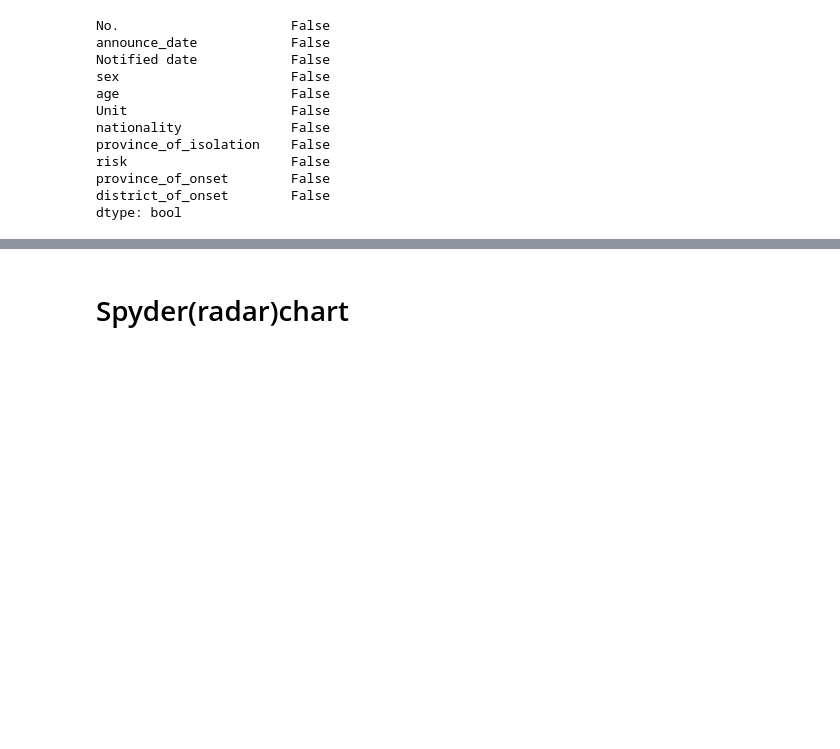
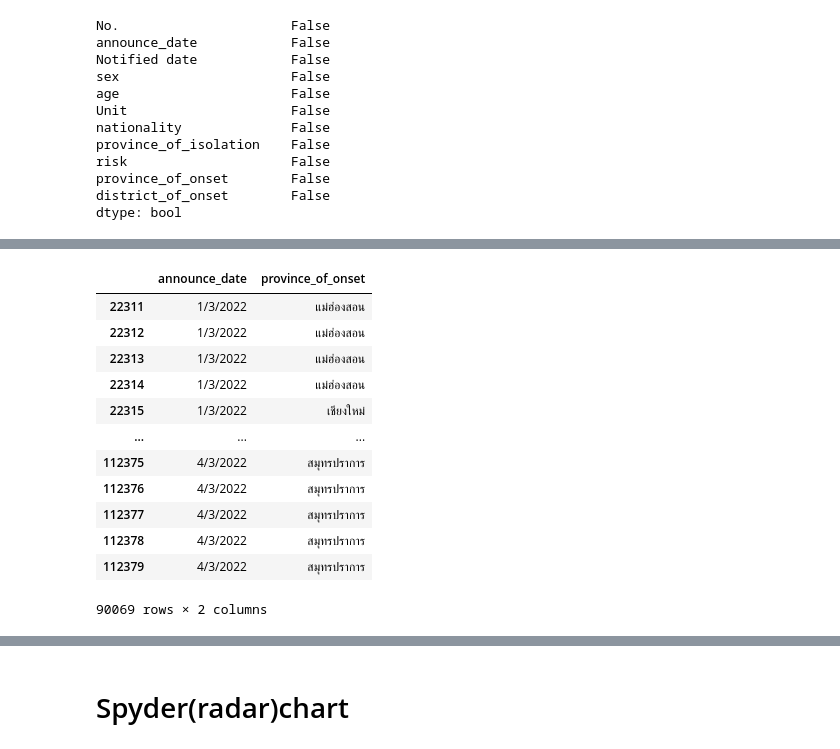
Before and after one commit to Chanunchida-May/data_viz_2022, a Jupyter notebook: Dataviz04_Data_Comparison.ipynb, the cells around one changed output, grey strips where cells are left out. Cells and saved outputs as stored; diff of their text form; code cells hidden in the pictures; blank space fills up the shorter version.

```diff
--- a/Dataviz04_Data_Comparison.ipynb
+++ b/Dataviz04_Data_Comparison.ipynb
@@ -511,0 +556,18 @@ dtype: bool
+# %%
+this_data1 = data_covid[cv][['announce_date','province_of_onset']] #เลือกดูคอลัมน์ที่ต้องการสนใจ
+# %%
+this_data1
+# %% [output]
+|  | announce_date | province_of_onset |
+| 22311 | 1/3/2022 | แม่ฮ่องสอน |
+| 22312 | 1/3/2022 | แม่ฮ่องสอน |
+| 22313 | 1/3/2022 | แม่ฮ่องสอน |
+| 22314 | 1/3/2022 | แม่ฮ่องสอน |
+| 22315 | 1/3/2022 | เชียงใหม่ |
+| ... | ... | ... |
+| 112375 | 4/3/2022 | สมุทรปราการ |
+| 112376 | 4/3/2022 | สมุทรปราการ |
+| 112377 | 4/3/2022 | สมุทรปราการ |
+| 112378 | 4/3/2022 | สมุทรปราการ |
+| 112379 | 4/3/2022 | สมุทรปราการ |
+90069 rows × 2 columns
```
Also changed, not shown: parts of 10 cells of this notebook.
